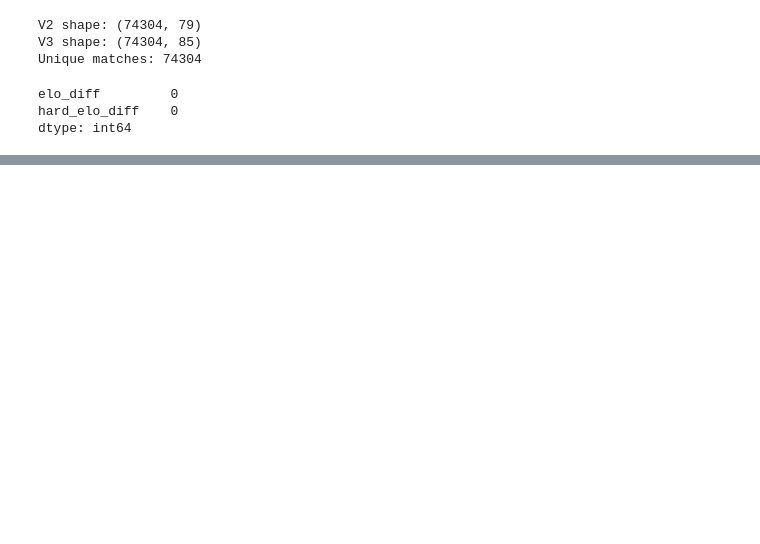
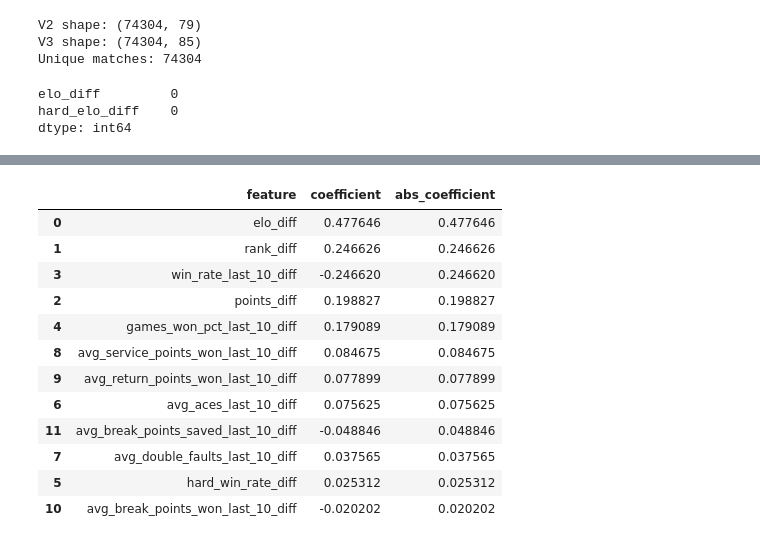
Before and after one commit to chirag330/Tennis-ML-Predictor---US-Open, a Jupyter notebook: Main.ipynb, the cells around one changed output, grey strips where cells are left out. Cells and saved outputs as stored; diff of their text form; code cells hidden in the pictures; blank space fills up the shorter version.

```diff
--- a/Main.ipynb
+++ b/Main.ipynb
@@ -2326,0 +2207,12 @@ Overall Elo Log Loss on hard: 0.6417915395265632
+# %%
+train_v3 = v3_complete[
+    v3_complete["season_year"] <= 2024
+].copy()
+
+validation_v3 = v3_complete[
+    v3_complete["season_year"] == 2025
+].copy()
+
+test_v3 = v3_complete[
+    v3_complete["season_year"] == 2026
+].copy()
@@ -2326,0 +2227,7 @@ Overall Elo Log Loss on hard: 0.6417915395265632
+# %%
+# Splitting the data
+X_train_v3 = train_v3[features_v3]
+y_train_v3 = train_v3["home_win"]
+
+X_val_v3 = validation_v3[features_v3]
+y_val_v3 = validation_v3["home_win"]
@@ -2326,0 +2238,7 @@ Overall Elo Log Loss on hard: 0.6417915395265632
+# %%
+log_reg_v3 = Pipeline([
+    ("scaler", StandardScaler()),
+    ("logistic", LogisticRegression(max_iter=1000))
+])
+
+log_reg_v3.fit(X_train_v3, y_train_v3)
@@ -2326,0 +2270,33 @@ Overall Elo Log Loss on hard: 0.6417915395265632
+# %%
+# Coefficients
+v3_coefficients = pd.DataFrame({
+    "feature": features_v3,
+    "coefficient": log_reg_v3
+        .named_steps["logistic"]
+        .coef_[0]
+})
+
+v3_coefficients["abs_coefficient"] = (
+    v3_coefficients["coefficient"].abs()
+)
+
+v3_coefficients = v3_coefficients.sort_values(
+    "abs_coefficient",
+    ascending=False
+)
+
+v3_coefficients
+# %% [output]
+|  | feature | coefficient | abs_coefficient |
+| 0 | elo_diff | 0.477646 | 0.477646 |
+| 1 | rank_diff | 0.246626 | 0.246626 |
+| 3 | win_rate_last_10_diff | -0.246620 | 0.246620 |
+| 2 | points_diff | 0.198827 | 0.198827 |
+| 4 | games_won_pct_last_10_diff | 0.179089 | 0.179089 |
+| 8 | avg_service_points_won_last_10_diff | 0.084675 | 0.084675 |
+| 9 | avg_return_points_won_last_10_diff | 0.077899 | 0.077899 |
+| 6 | avg_aces_last_10_diff | 0.075625 | 0.075625 |
+| 11 | avg_break_points_saved_last_10_diff | -0.048846 | 0.048846 |
+| 7 | avg_double_faults_last_10_diff | 0.037565 | 0.037565 |
+| 5 | hard_win_rate_diff | 0.025312 | 0.025312 |
+| 10 | avg_break_points_won_last_10_diff | -0.020202 | 0.020202 |
```
Also changed, not shown: parts of 19 cells of this notebook, 1 other file.
